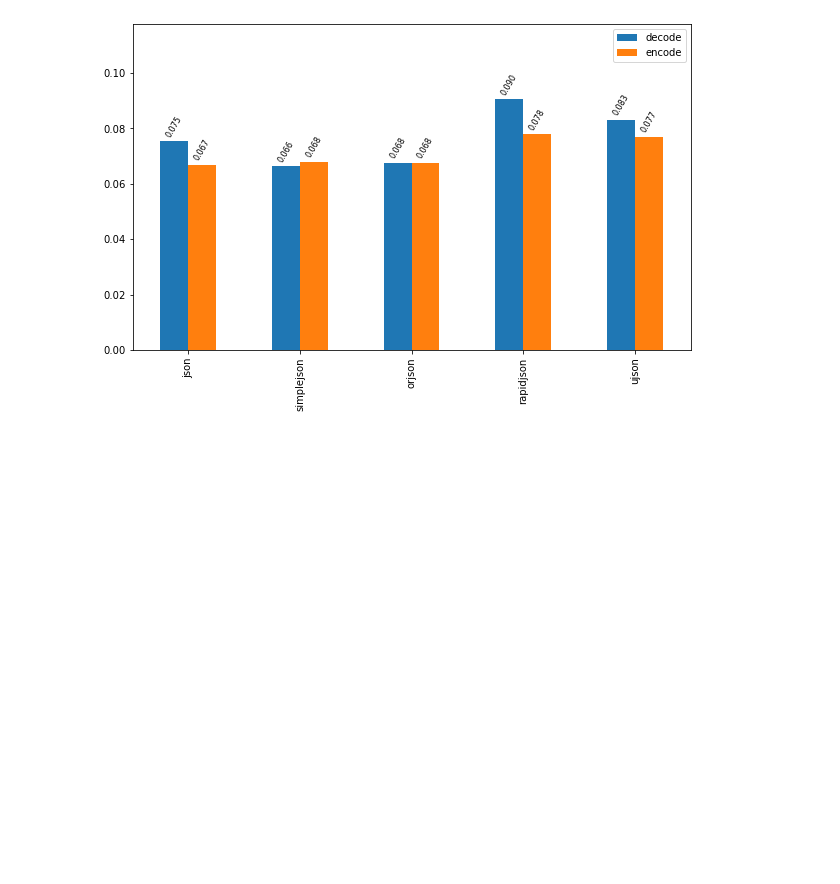
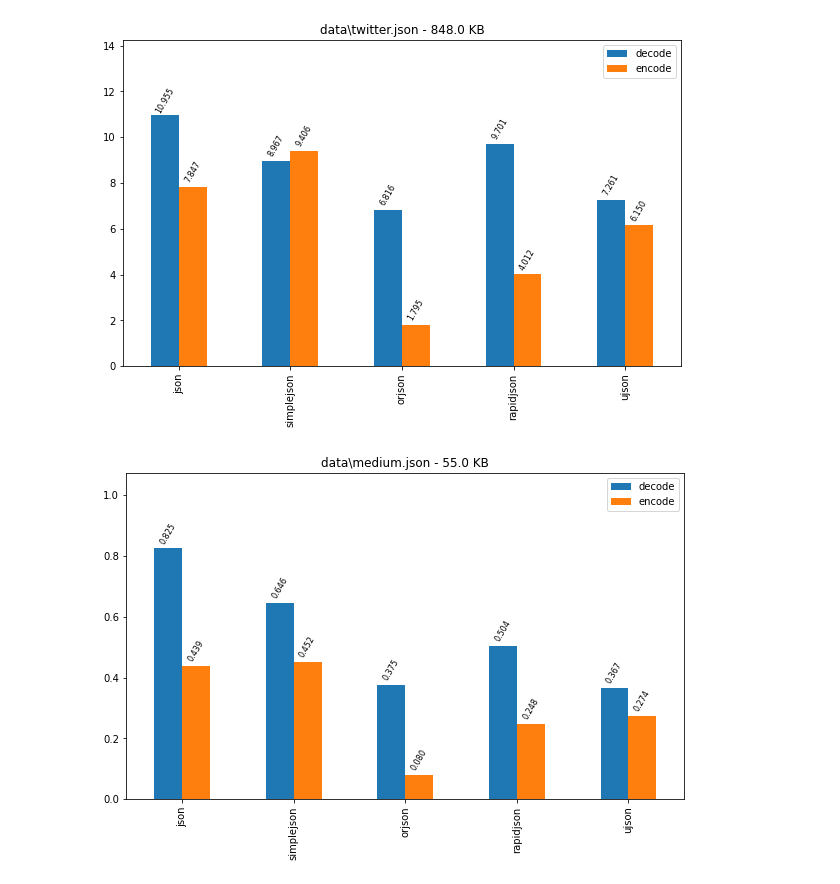
Before and after one commit to kumarvaradarajulu/benchmark-python-packages, a Jupyter notebook: functions/json_checker/main.ipynb, the cells around one changed output. Saved outputs shown, nothing was run; the diff lists cells and outputs as text; code cells hidden in the pictures; blank space fills up the shorter version.

Commit message:
Added json benchmark notebook

```diff
--- a/functions/json_checker/main.ipynb
+++ b/functions/json_checker/main.ipynb
@@ -9,39 +27,51 @@ import simplejson
 import ujson
 # %%
 def metrics_json_decode(number, json_file_name):
+    """
+    loads json form the file specified json_file_name
+    """
     json_decode = {}
     with open(json_file_name, "rb") as f:
         data = f.read()
     for json_module in (pyjson, simplejson, orjson, rapidjson, ujson):
-        secs = timeit.timeit(lambda: f"json_module.loads(data)", number=number)
+        secs = timeit.timeit(lambda: json_module.loads(data), number=number)
         json_decode[json_module.__name__] = secs
     return json_decode
 
 
 def metrics_json_encode(number, json_file_name):
+    """
+    dumps json
+    """
     json_encode = {}
     with open(json_file_name, "rb") as f:
         large_dict = pyjson.loads(f.read())
     for json_module in (pyjson, simplejson, orjson, rapidjson, ujson):
-        secs = timeit.timeit(lambda: f"json_module.dumps(large_dict)", number=number)
+        secs = timeit.timeit(lambda: json_module.dumps(large_dict), number=number)
         json_encode[json_module.__name__] = secs
     return json_encode
 
 
-number = 1000000
-json_decode_metrics = metrics_json_decode(number, "twitter.json")
-json_encode_metrics = metrics_json_encode(number, "twitter.json")
+large_file = os.path.join("data", "twitter.json")
+medium_file = os.path.join("data", "medium.json")
+small_file = os.path.join("data", "small.json")
+number = 1000  # Number of iterations
+for file_name in (large_file, medium_file, small_file):
+    size = round(os.path.getsize(file_name)/1024, 0)
+    json_decode_metrics = metrics_json_decode(number, file_name)
+    json_encode_metrics = metrics_json_encode(number, file_name)
 
-metrics = {"decode": json_decode_metrics, "encode": json_encode_metrics}
-df = pd.DataFrame(metrics)
-chart = df.plot.bar(figsize=(10, 6))
-max_value = 0
-for p in chart.patches:
-     chart.annotate("%.3f" % p.get_height(), (p.get_x() + p.get_width() / 2., p.get_height()),
-         ha='center', va='center', fontsize=8, color='black', xytext=(0, 15),
-         textcoords='offset points', rotation=60)
-     if max_value < p.get_height():
-         max_value = p.get_height()
-_ = chart.set_ylim(0, max_value+max_value*0.3)
+    metrics = {"decode": json_decode_metrics, "encode": json_encode_metrics}
+    df = pd.DataFrame(metrics)
+    chart = df.plot.bar(figsize=(10, 6), title=f"{file_name} - {size} KB")
+    max_value = 0
+    for p in chart.patches:
+         chart.annotate("%.3f" % p.get_height(), (p.get_x() + p.get_width() / 2., p.get_height()),
+             ha='center', va='center', fontsize=8, color='black', xytext=(0, 15),
+             textcoords='offset points', rotation=60)
+         if max_value < p.get_height():
+             max_value = p.get_height()
+    _ = chart.set_ylim(0, max_value+max_value*0.3)
 # %% [output]
-[figure, old version]
+[figure, new version]
+[figure, added]
```
Also changed, not shown: parts of 3 cells of this notebook, 4 other files.
